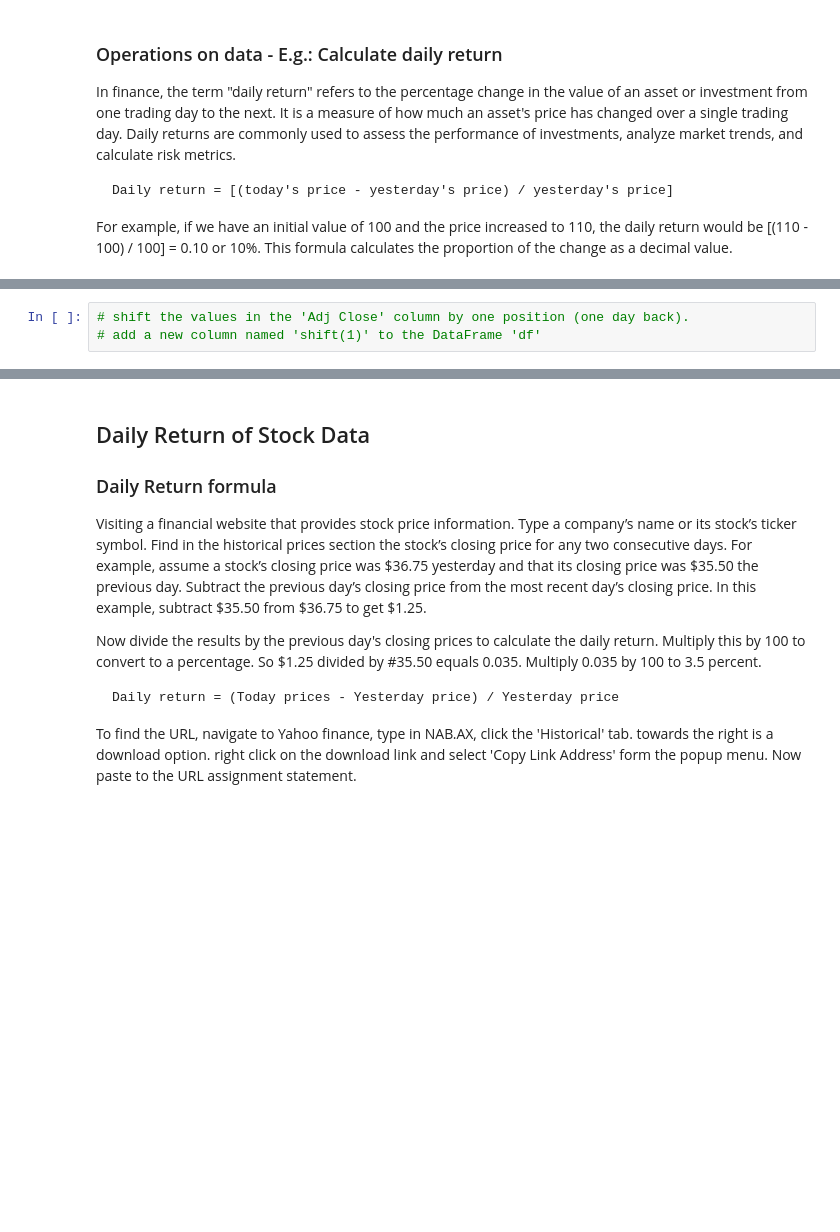
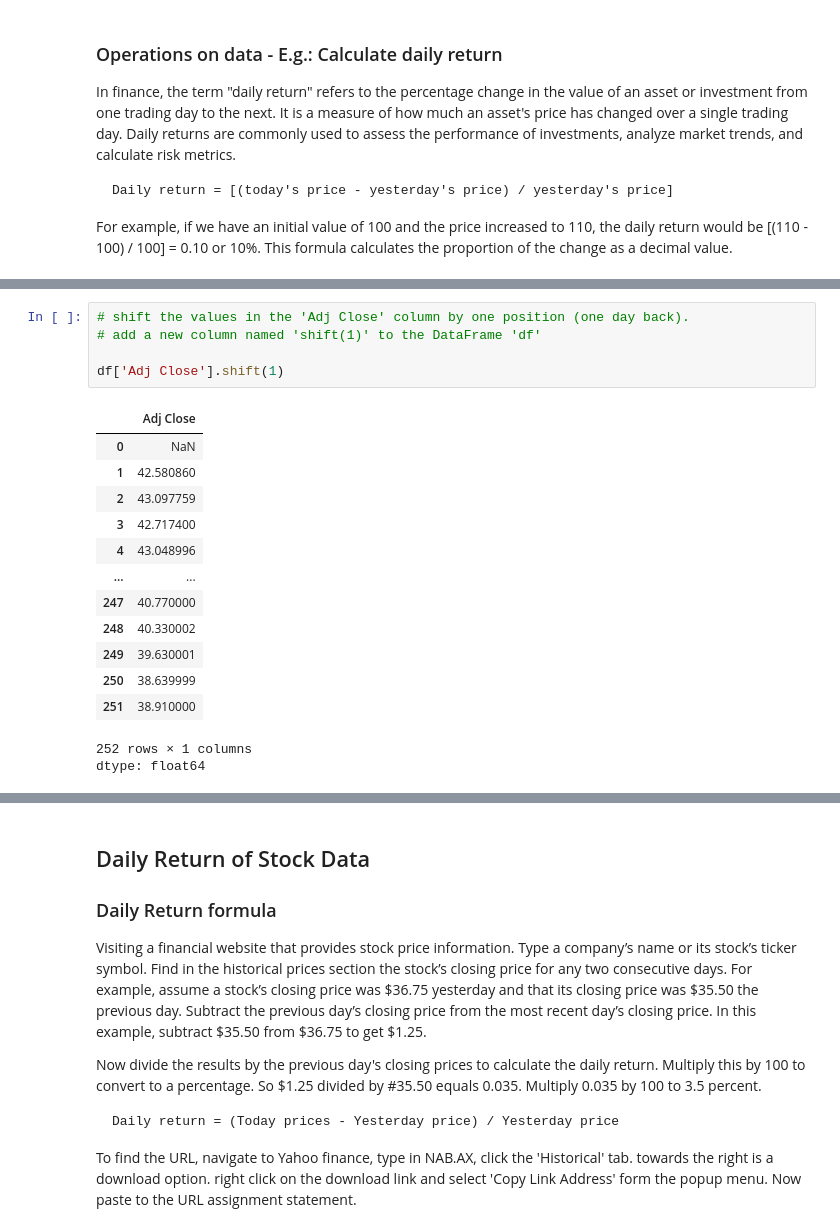
Before and after one commit to isys5002-itp/ISYS5002-2024-S2, a Jupyter notebook: 2024_S2_07_0_stocks_daily_return.ipynb, the cells around one changed output, grey strips where cells are left out. Drawn from its saved outputs; the diff is of its cells as text; blank space fills up the shorter version.

```diff
--- a/2024_S2_07_0_stocks_daily_return.ipynb
+++ b/2024_S2_07_0_stocks_daily_return.ipynb
@@ -330,3 +344,20 @@ df
 # %%
 # shift the values in the 'Adj Close' column by one position (one day back).
 # add a new column named 'shift(1)' to the DataFrame 'df'
+
+df['Adj Close'].shift(1)
+# %% [output]
+|  | Adj Close |
+| 0 | NaN |
+| 1 | 42.580860 |
+| 2 | 43.097759 |
+| 3 | 42.717400 |
+| 4 | 43.048996 |
+| ... | ... |
+| 247 | 40.770000 |
+| 248 | 40.330002 |
+| 249 | 39.630001 |
+| 250 | 38.639999 |
+| 251 | 38.910000 |
+252 rows × 1 columns
+dtype: float64
```
Also changed, not shown: parts of 9 cells of this notebook.
